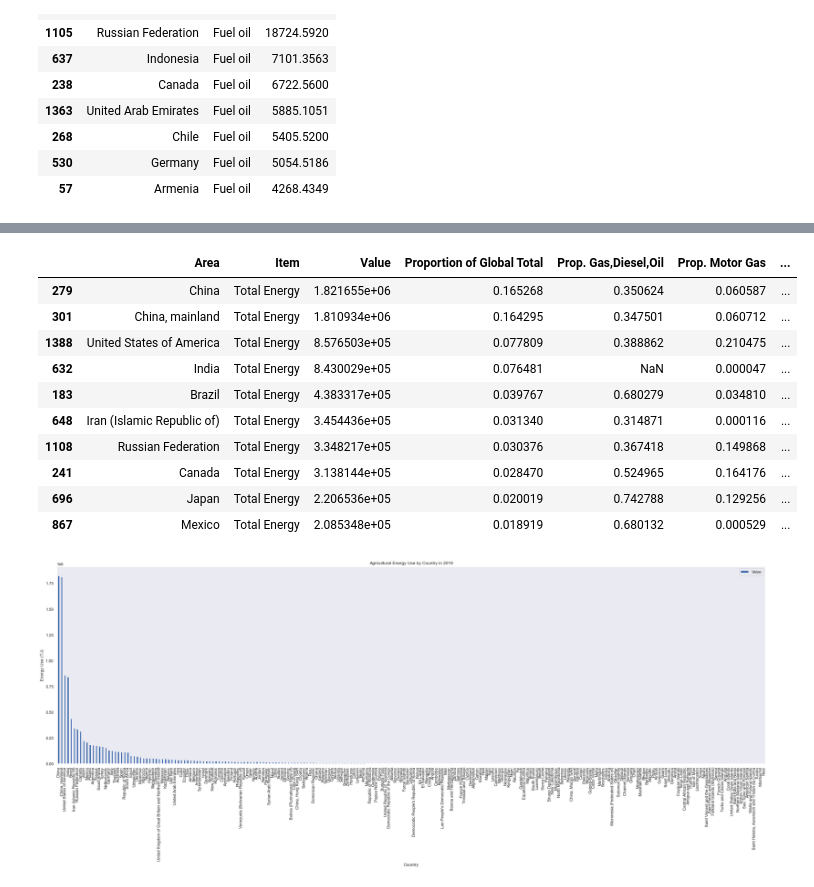
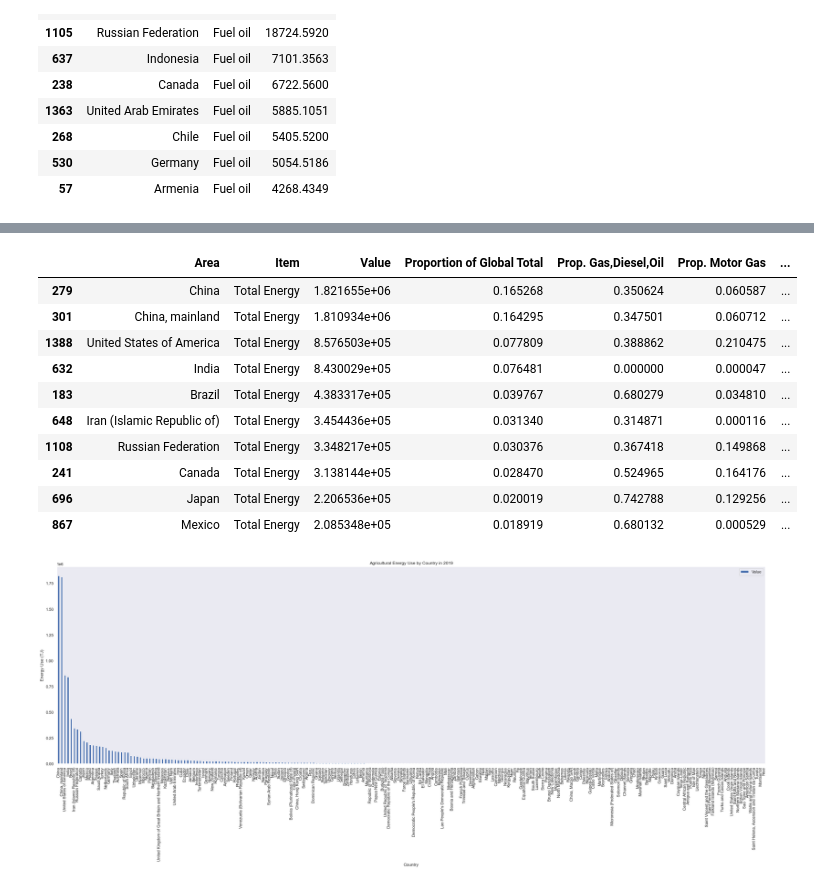
Before and after one commit to shubap/AgriculturalEnergyUse, a Jupyter notebook: countriesenergyv1.ipynb, the cells around one changed output, grey strips where cells are left out. Drawn from its saved outputs; the diff is of its cells as text; code cells hidden in the pictures.

```diff
--- a/countriesenergyv1.ipynb
+++ b/countriesenergyv1.ipynb
@@ -290,4 +291,6 @@ The total global energy usage amount (in terajoules) due to agriculture is 11022
 # %%
+# Creating columns for each of the different energy uses
+
 overall_energy["Prop. Gas,Diesel,Oil"] = np.nan
 overall_energy["Prop. Motor Gas"] = np.nan
 overall_energy["Prop. Natural Gas"] = np.nan
@@ -297,6 +300,7 @@ overall_energy["Prop. Liq. Petroleum Gas"] = np.nan
 overall_energy["Prop. Fuel Oil"] = np.nan
 
 # Populating the proportions columns to show what the energy use breakdown is for each country
+# i.e. what proportion of their total energy use is being used in each of the different ways
 
 for index,row in overall_energy.iterrows():
     #print(row["Area"])
@@ -305,38 +309,52 @@ for index,row in overall_energy.iterrows():
     if gas_diesel_oil["Area"].eq(row["Area"]).any():
         goodRow = gas_diesel_oil.loc[gas_diesel_oil["Area"] == row["Area"]]
         overall_energy.at[index,"Prop. Gas,Diesel,Oil"]=goodRow["Value"]/row["Value"]
+    else:
+        overall_energy.at[index,"Prop. Gas,Diesel,Oil"]=0
 
     if motor_gas["Area"].eq(row["Area"]).any():
         goodRow = motor_gas.loc[motor_gas["Area"] == row["Area"]]
         overall_energy.at[index,"Prop. Motor Gas"]=goodRow["Value"]/row["Value"]
+    else:
+        overall_energy.at[index,"Prop. Motor Gas"]=0
 
     if natural_gas["Area"].eq(row["Area"]).any():
         goodRow = natural_gas.loc[natural_gas["Area"] == row["Area"]]
         overall_energy.at[index,"Prop. Natural Gas"]=goodRow["Value"]/row["Value"]
+    else:
+        overall_energy.at[index,"Prop. Natural Gas"]=0
 
     if coal["Area"].eq(row["Area"]).any():
         goodRow = coal.loc[coal["Area"] == row["Area"]]
         overall_energy.at[index,"Prop. Coal"]=goodRow["Value"]/row["Value"]
+    else:
+        overall_energy.at[index,"Prop. Coal"]=0
 
     if electricity["Area"].eq(row["Area"]).any():
         goodRow = electricity.loc[electricity["Area"] == row["Area"]]
         overall_energy.at[index,"Prop. Electricity"]=goodRow["Value"]/row["Value"]
+    else:
+        overall_energy.at[index,"Prop. Electricity"]=0
 
     if liq_pg["Area"].eq(row["Area"]).any():
         goodRow = liq_pg.loc[liq_pg["Area"] == row["Area"]]
         overall_energy.at[index,"Prop. Liq. Petroleum Gas"]=goodRow["Value"]/row["Value"]
+    else:
+        overall_energy.at[index,"Prop. Liq. Petroleum Gas"]=0
 
     if fuel_oil["Area"].eq(row["Area"]).any():
         goodRow = fuel_oil.loc[fuel_oil["Area"] == row["Area"]]
         overall_energy.at[index,"Prop. Fuel Oil"]=goodRow["Value"]/row["Value"]
+    else:
+        overall_energy.at[index,"Prop. Fuel Oil"]=0
 
 overall_energy.head(10)
 # %% [output]
 |  | Area | Item | Value | Proportion of Global Total | Prop. Gas,Diesel,Oil | Prop. Motor Gas | ... |
 | 279 | China | Total Energy | 1.821655e+06 | 0.165268 | 0.350624 | 0.060587 | ... |
 | 301 | China, mainland | Total Energy | 1.810934e+06 | 0.164295 | 0.347501 | 0.060712 | ... |
 | 1388 | United States of America | Total Energy | 8.576503e+05 | 0.077809 | 0.388862 | 0.210475 | ... |
-| 632 | India | Total Energy | 8.430029e+05 | 0.076481 | NaN | 0.000047 | ... |
+| 632 | India | Total Energy | 8.430029e+05 | 0.076481 | 0.000000 | 0.000047 | ... |
 | 183 | Brazil | Total Energy | 4.383317e+05 | 0.039767 | 0.680279 | 0.034810 | ... |
 | 648 | Iran (Islamic Republic of) | Total Energy | 3.454436e+05 | 0.031340 | 0.314871 | 0.000116 | ... |
 | 1108 | Russian Federation | Total Energy | 3.348217e+05 | 0.030376 | 0.367418 | 0.149868 | ... |
```
Also changed, not shown: parts of 4 cells of this notebook.
